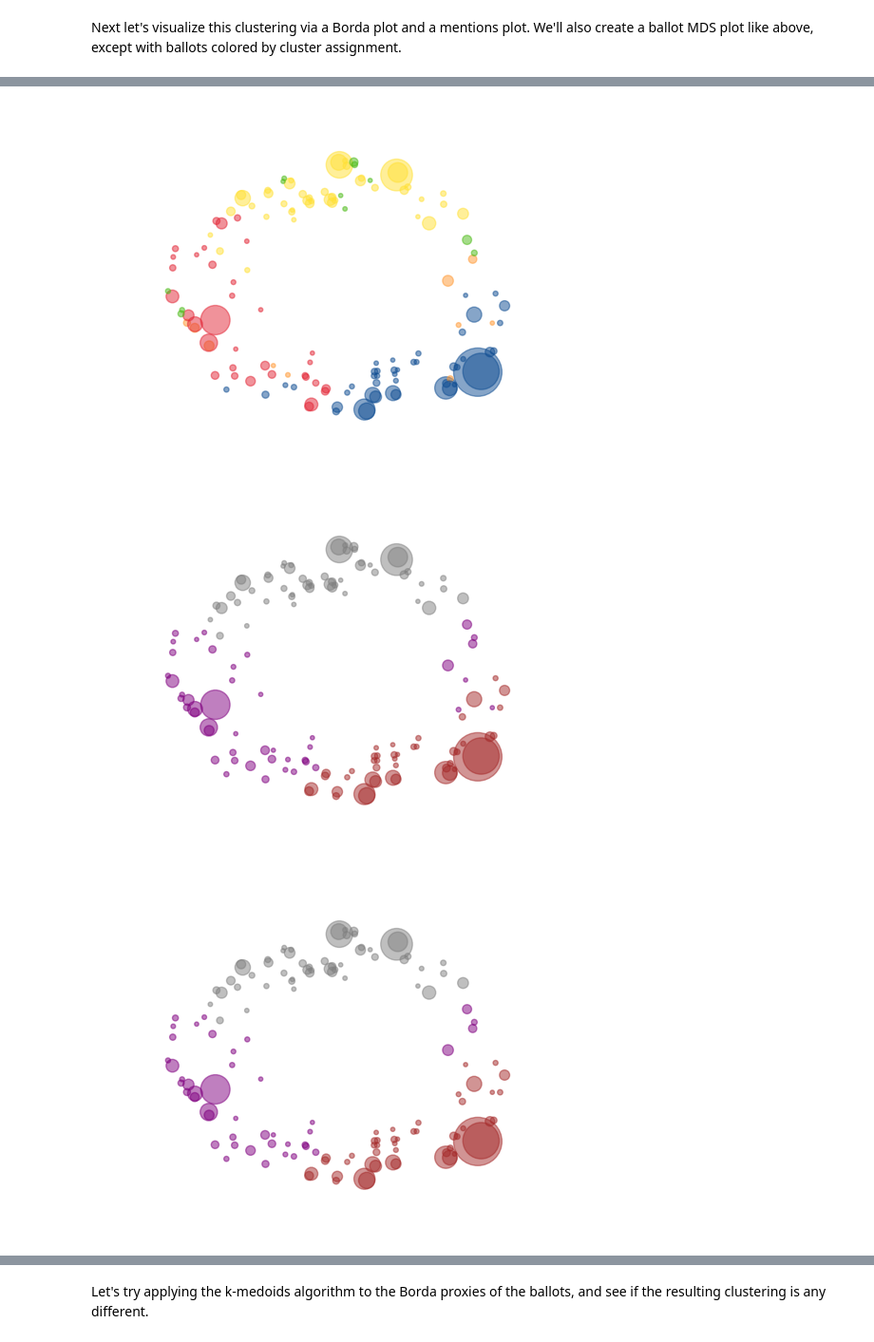
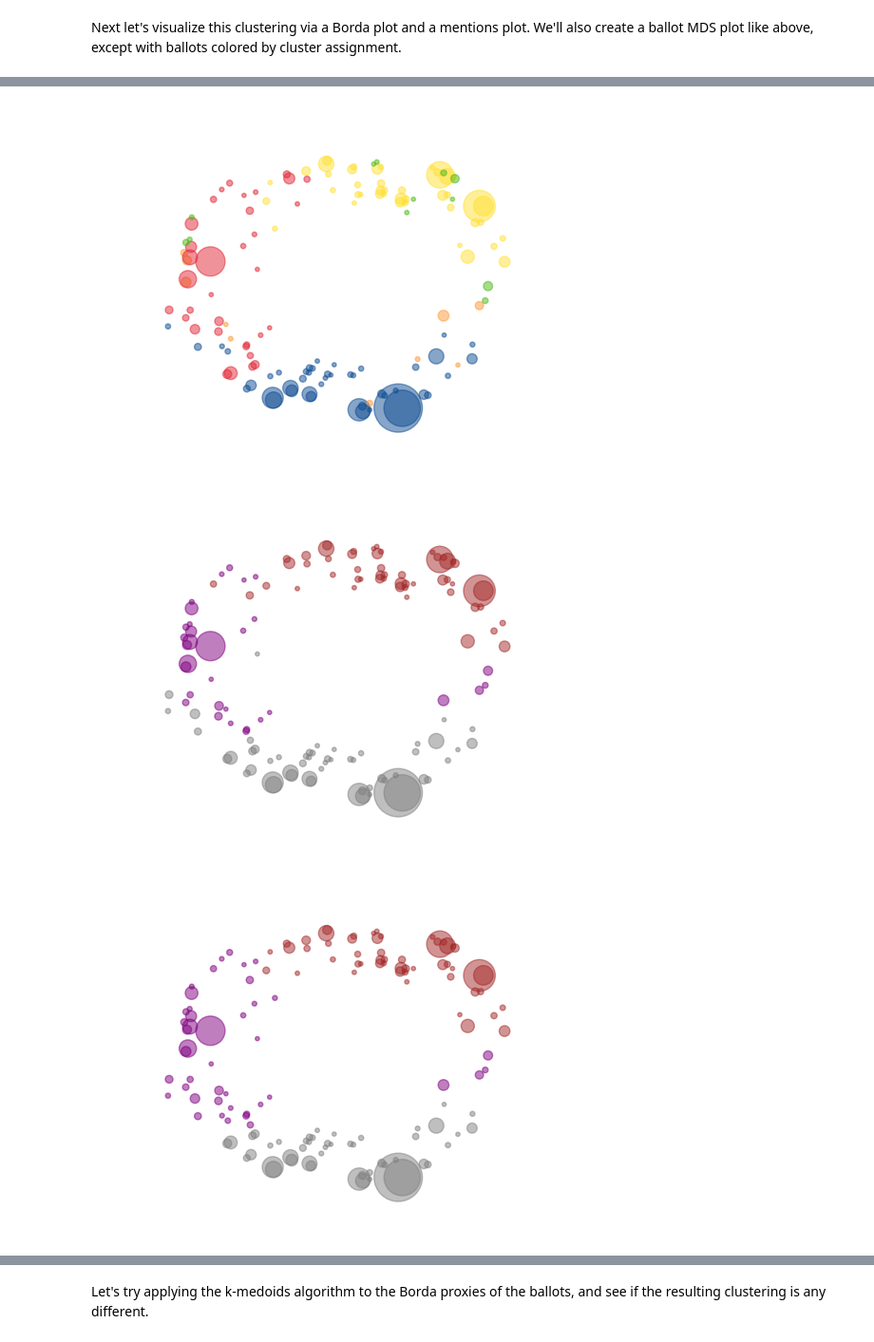
Before and after one commit to mggg/ballot-clustering, a Jupyter notebook: Tutorial.ipynb, the cells around one changed output, grey strips where cells are left out. Shown: that part at 95% size. Drawn from its saved outputs; the diff is of its cells as text; code cells hidden in the pictures.

```diff
--- a/Tutorial.ipynb
+++ b/Tutorial.ipynb
@@ -148,18 +168,18 @@ We can create several MDS ballot plots that all use the same projection by using
 Here we're using the default `threshold=10` for speed, but some of the images in the paper used a threshold of 1.
 # %%
 # Compute the two clusterings
-C_mod, modularity = Modularity_cluster(election, num_cands=num_cands, method = 'greedy', return_modularity = True)
+C_slate = Slate_cluster(election, k=3)
 C_3means = kmeans(election, k=3)
 # Measure their closeness and the matching (permutation) that achieves it
-dif, perm = Clustering_closeness(election, C_mod, C_3means, return_perm=True)
+dif, perm = Clustering_closeness(election, C_slate, C_3means, return_perm=True)
 # re-order the pieces of one of the clusterings to best match with the pieces of the other
 C_3means_ordered = [C_3means[n] for n in perm]
 # Display all three with a common projection
 projections, error = Ballot_MDS_plot(election, party_names=parties, return_data=True) #colored by party of first place vote
-Ballot_MDS_plot(election, C_mod, projections=projections) #colored by 3-means assignment
+Ballot_MDS_plot(election, C_slate, projections=projections) #colored by 3-means assignment
 Ballot_MDS_plot(election, C_3means_ordered,projections=projections) # colored by modularity assignment
-print(f"Modularity = {modularity}.  Closeness = {dif}.")
+print(f"Closeness = {dif}.")
 # %% [output]
-[figure, old version]
+[figure, new version]
-[figure, old version]
+[figure, new version]
-[figure, old version]
+[figure, new version]
```
Also changed, not shown: parts of 17 cells of this notebook, 21 other files.
